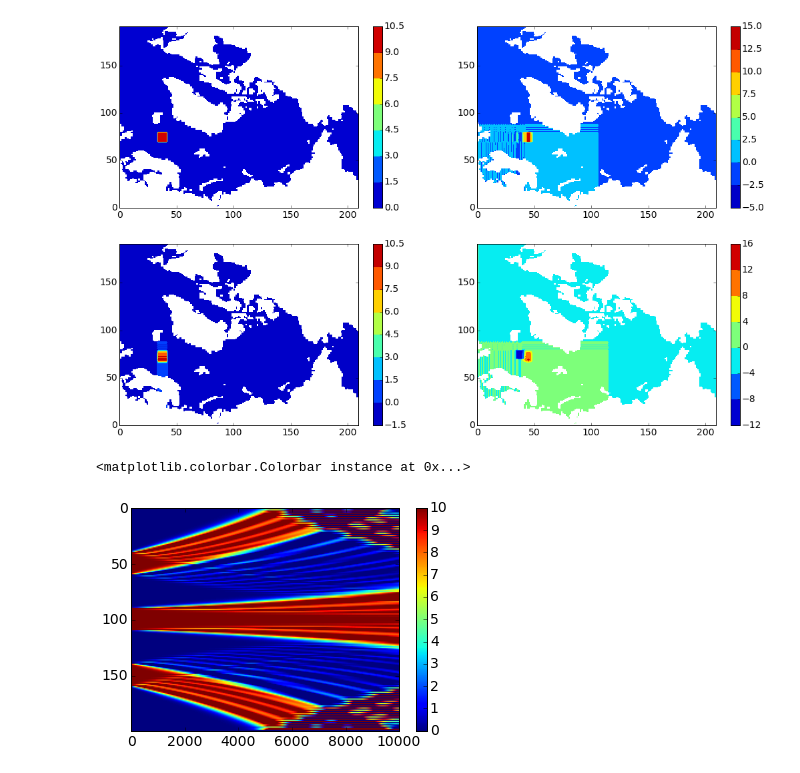
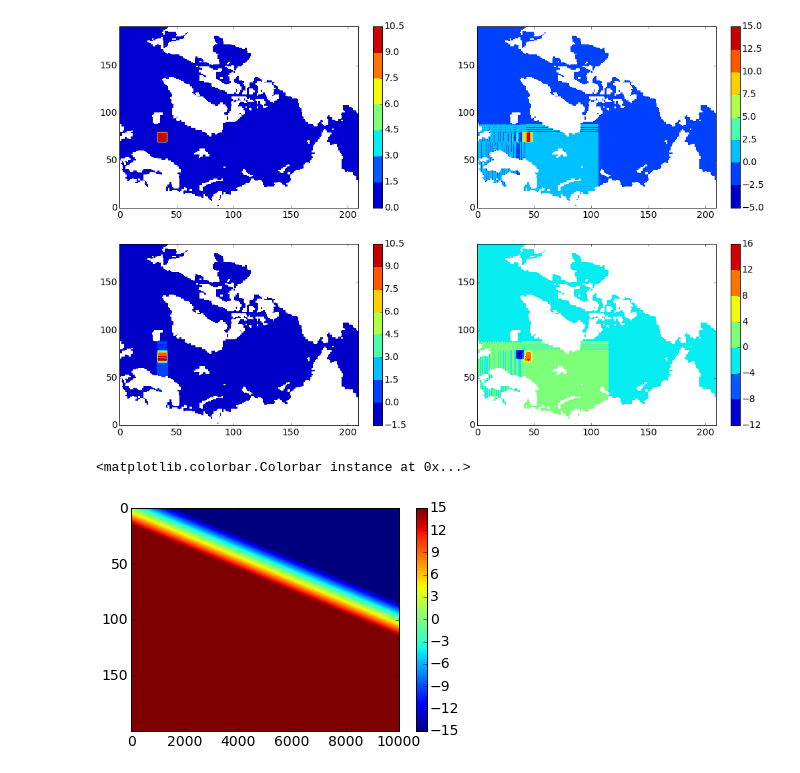
Before and after one commit to AlessandroMozzato/notebooks, a Jupyter notebook: GradientVelocity.ipynb, the cells around one changed output. Cells and saved outputs as stored; diff of their text form; code cells hidden in the pictures.

```diff
--- a/GradientVelocity.ipynb
+++ b/GradientVelocity.ipynb
@@ -278,45 +278,77 @@ hfacc = hfacc[:]*1
 # %%
 dt = 0.00001
 dx = 1
+
+def S0(x):
+    if x > 100
 S_1d = np.zeros(200)
 S_1d[40:60]=10
 S_1d[90:110]=10
 S_1d[140:160]=10
 V_1d = np.zeros_like(S_1d)
 for x in range(200):
-    V_1d[x]= -(x - 200/2)*10
+    V_1d[x]= (x - 200/2)*10
+
+V_1d[:] = -1000
 
 id_1d = np.zeros((200, 200))
 for j in range(0,198,1):
     id_1d[j+1,j] = dt/dx*V_1d[j+1]
     id_1d[j,j] = -dt/dx*V_1d[j]
 id_1d[199,199]=-dt/dx*V_1d[j]
 
+
 id_2o_1d = np.zeros((200, 200))
 for j in range(1,198,1):
     id_2o_1d[j+1,j] = -dt/(2*dx)*V_1d[j+1]
     id_2o_1d[j-1,j] = dt/(2*dx)*V_1d[j-1]
 
+id_2o_1d[0,0] = -dt/(2*dx)*V_1d[1]
+id_2o_1d[1,0] = -dt/(2*dx)*V_1d[1]
+id_2o_1d[197,198] = dt/(2*dx)*V_1d[197]
+id_2o_1d[198,199] = dt/(2*dx)*V_1d[198]
+id_2o_1d[199,198] = -dt/(2*dx)*V_1d[198]
+id_2o_1d[199,199] = dt/(2*dx)*V_1d[198]
+
+#id_2o_1d[:,0] = id_2o_1d[:,1] #-dt/(2*dx)*V_1d[2]
+#id_2o_1d[0,:] = id_2o_1d[1,:] #-dt/(2*dx)*V_1d[2]
+#id_2o_1d[:,199] = id_2o_1d[:,198] #dt/(2*dx)*V_1d[j-1]
+#id_2o_1d[199,:] = id_2o_1d[198,:]
+
 diff = np.zeros_like(id_1d)
-err = 0.1
+err = 10
 for j in range(1,198,1):
     diff[j+1,j] = dt/(2*dx)*err
     diff[j-1,j] = dt/(2*dx)*err
-    diff[j,j] = -dt/(dx)*err
+    #diff[j,j] = -dt/(dx)*err
 
 # Timesteps
 ts = 10000
 Stime = np.zeros((200,ts))
 Stime[:,0]=S_1d
 for t in range(1,ts,1):
     if t > ts/3:
         jj = 1
     else :
         jj = 1
-    Stime[:,t] = np.dot(jj*id_2o_1d,Stime[:,t-1]) + Stime[:,t-1] + np.dot(diff,np.ones(200))
 
-plt.imshow(Stime,aspect='auto',vmin=0,vmax=10)
+    adv = np.dot(jj*id_2o_1d,Stime[:,t-1])
+    adv[0] = 0
+    adv[1] = 0
+    adv[199] = 0
+    adv[198] = 0
+    Stime[:,t] = adv + Stime[:,t-1] #+ np.sum(diff,axis=1)
+
+Stime_sol = np.zeros_like(Stime)
+for t in range(1,ts,1):
+    for x in range(len(V_1d)):
+        Stime_sol[x,t] = x*dx + V_1d[x]*t*dt
+
+
+
+#plt.contourf(Stime)
+plt.imshow(Stime_sol,aspect='auto',vmin=-15,vmax=15)
 plt.colorbar()
 # %% [output]
 <matplotlib.colorbar.Colorbar instance at 0x...>
-[figure, old version]
+[figure, new version]
```
Also changed, not shown: parts of 2 cells of this notebook, 2 other files.
